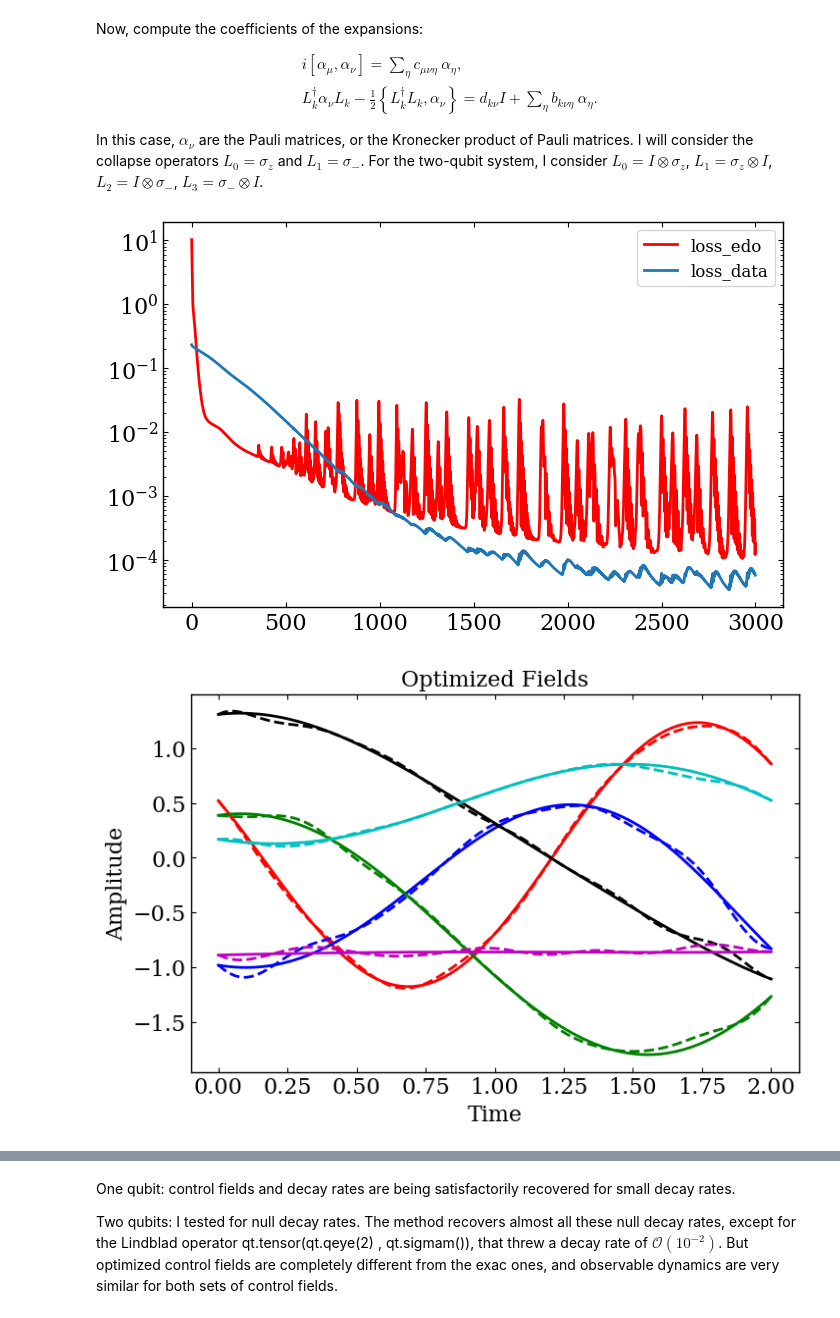
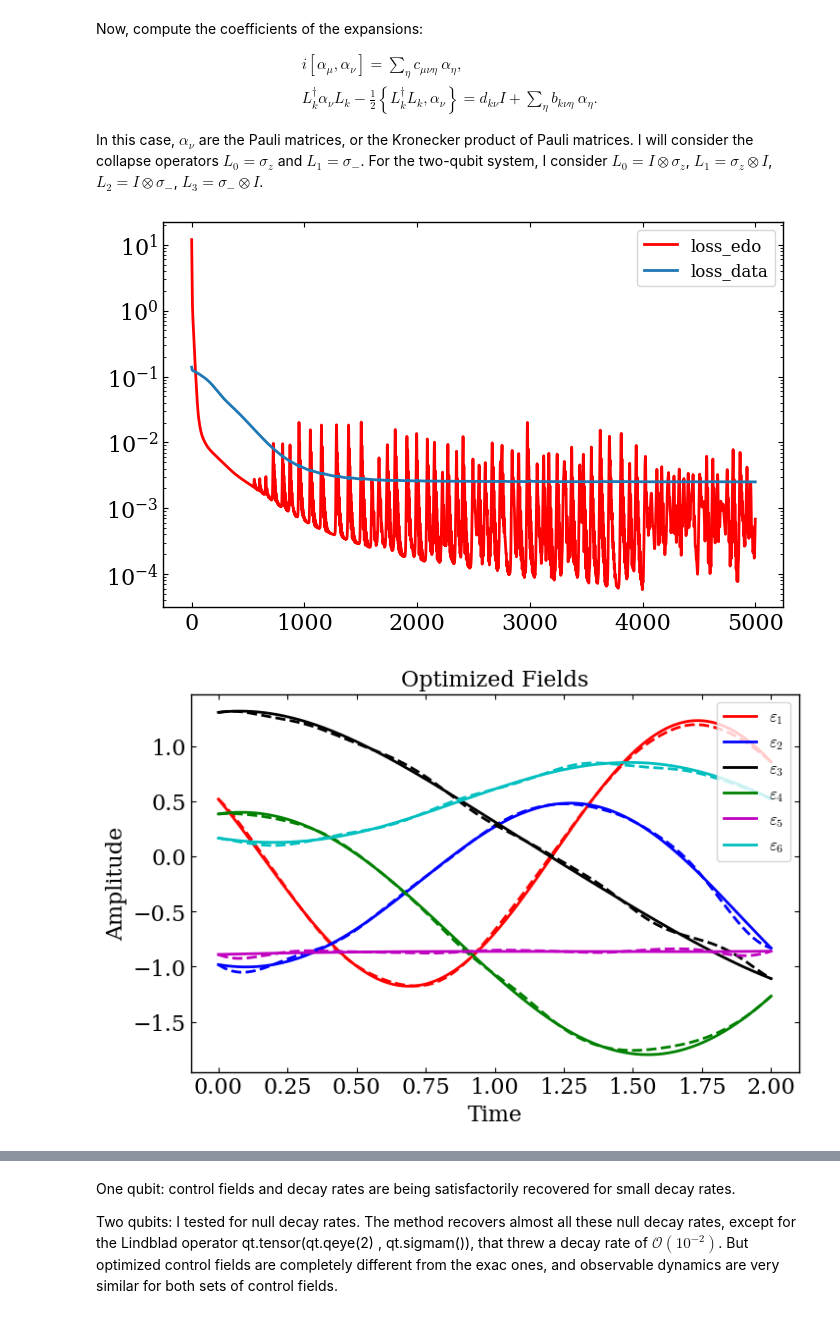
Before and after one commit to martinjimenez388/my-first-proyect, a Jupyter notebook: Examples/PINNverse_TimeDepCtrlFlds_1and2_qubit.ipynb, the cells around one changed output, grey strips where cells are left out. Cells and saved outputs as stored; diff of their text form; code cells hidden in the pictures.

```diff
--- a/Examples/PINNverse_TimeDepCtrlFlds_1and2_qubit.ipynb
+++ b/Examples/PINNverse_TimeDepCtrlFlds_1and2_qubit.ipynb
@@ -95,7 +104,7 @@ if loaded:
   ctrls[-1,:] = 1.5*ctrls[-2,:] - 0.5*ctrls[-3,:]
 else:
   tfinal = 2.#2.52*np.pi
-  N = 101#Number of collocation points
+  N = 501#Number of collocation points
 
   def Field(t):
       return ( 1.5* np.sin(2.0 * t) - 0.3*np.cos(3* t - 0.5) + 0.4*np.sin(7.0 * t)
@@ -240,7 +249,7 @@ if FouFeat:
         output_=Nedo + Nfield,
         activation=[SIN()]*len(neuronio),
         creat_p=True,
-        N_of_paramater=0,#Ncoll,
+        N_of_paramater=Ncoll,
         use_fourier=True,
         n_freq=20,
         f_max=1.0,
@@ -369,6 +378,8 @@ else:
               rho0 = qt.ket2dm(qt.tensor(qt.basis(2, i), qt.basis(2, j)))
               Instates.append(rho0)
       Instates.append( qt.Qobj(0.25*np.ones((4,4)), dims=[[2,2], [2,2]]))
+      Instates.append( 0.25*qt.tensor(qt.qeye(2), qt.qeye(2)))
+      Instates.append( qt.Qobj(np.diag([(4-i)/10 for i in range(4)]),  dims=[[2,2], [2,2]]))
 # %% [markdown]
 Remember that the collapse operators are given by $\sqrt{\gamma_k} \, L_k$. I also tried with including only one of these kind of dissipation processes.
 # %%
@@ -397,7 +408,7 @@ if (Nqb == 1):
     Odata = tc.tensor(np.array(Obsdat[:nist]).reshape(Nedo, N).T, dtype=time.dtype)
 else:
     #Decay rates for the Lindblad operators
-    gams = np.zeros(4)#[0.05, 0.03, 0.05, 0.03]
+    gams = [0.05, 0.03, 0.05, 0.03]
     bas1q = [qt.qeye(2), qt.sigmax(), qt.sigmay(), qt.sigmaz()]
     bas2q = []
     for i in range(4):
@@ -428,6 +439,7 @@ else:
         result = qt.mesolve(H, rho0=Instates[i], tlist=t_points, e_ops=bas2q, c_ops=c_ops, options=opts)
         Obsdat.append(result.expect)
     Obsdat = np.array(Obsdat).reshape(Nedo, N).T
+    Obsdat += sig * np.random.randn(*Obsdat.shape)
     Odata = tc.tensor(Obsdat, dtype=time.dtype)
 # %%
 istate = 1
@@ -529,7 +541,7 @@ if (Nqb==1):
 #        cnstcoef[2, ic(i,3)] = -1
 #        cnstcoef[3, ic(3,i)] = -1
 # %%
-epocas  = 3000
+epocas  = 5000
 
 LOSS    = []
 LOSS1   = []
@@ -605,35 +617,35 @@ else:
                             create_graph=True)[0] for v in vars_list],
             dim=1,
         )
 
         #Loss_freq = ((tc.autograd.grad(wt, time, grad_outputs=tc.ones_like(wt), create_graph=True)[0])**2).sum()
         LOSS_edo = 0
         for st in range(len(Instates)):
-            LOSS_edo += calculate_physics_loss(derivs[:, Liedim*st:Liedim*(st+1)], 2*Jctrl, 2*Jcnst, tc.zeros(4), Obs[:, Liedim*st:Liedim*(st+1)])#X_vector.parametro**2
+            LOSS_edo += calculate_physics_loss(derivs[:, Liedim*st:Liedim*(st+1)], 2*Jctrl, 2*Jcnst, X_vector.parametro**2, Obs[:, Liedim*st:Liedim*(st+1)])
         LOSS_edo /= len(Instates)
         LOSS_data = ((Odata - Obs)**2).mean()
 
         #LOSS_reg = (derivs**2).mean()
 
         # I will try with including a loss for the values of the control fields at the endpoints, assuming they are known beforehand
         LOSS_endpts = ((Jctrl[0,:] - tc.from_numpy(ctrls[0,:]))**2).mean() + ((Jctrl[-1,:] - tc.from_numpy(ctrls[-1,:]))**2).mean()
 
         ####### Loss total #######
         loss_i = LOSS_edo + LOSS_data + 0.5*LOSS_endpts# + 0.05*LOSS_reg
         ####### Backpropagation #######
         opt.zero_grad()
         loss_i.backward()
         opt.step()
         LOSS1.append(LOSS_edo.cpu().detach().numpy())
         LOSS2.append(LOSS_data.cpu().detach().numpy())
 
 plt.plot(LOSS1,'r-',label="loss_edo")
 plt.plot(LOSS2,label="loss_data")
 plt.yscale("log")
 plt.legend()
 plt.show()
 # %% [output]
-[figure, old version]
+[figure, new version]
 # %%
 X_  = X_vector(time).detach().numpy()
 
@@ -644,17 +656,17 @@ fig, ax = plt.subplots()
 
 for i in range(Nfield):
   ax.plot(t_points, w_opt[:,i], color=colors[i], linestyle='--')#, label=fr"$Opt \, \epsilon_{i+1}$"
-  ax.plot(t_points, ctrls[:,i], color=colors[i])#, label=fr"$Exact \, \epsilon_{i+1}$"
+  ax.plot(t_points, ctrls[:,i], color=colors[i], label=fr"$\varepsilon_{i+1}$")
 
 
 plt.xlabel('Time')
 plt.ylabel('Amplitude')
 #plt.plot(t_points, guess_field(time).detach().numpy(),"b-", label="Guess field")
-#plt.legend()
+plt.legend()
 plt.title('Optimized Fields')
 plt.show()
 # %% [output]
-[figure, old version]
+[figure, new version]
 # %%
 print(f"Optimized decay rates: {gam_opt**2},\nExact decay rates: {gams}")
 # %% [output]
```
Also changed, not shown: parts of 6 cells of this notebook, 1 other file.
